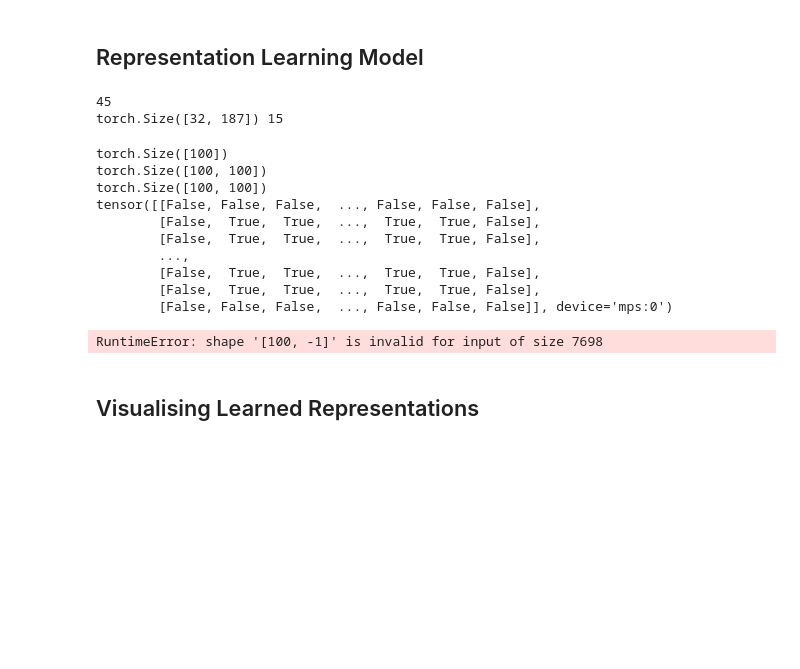
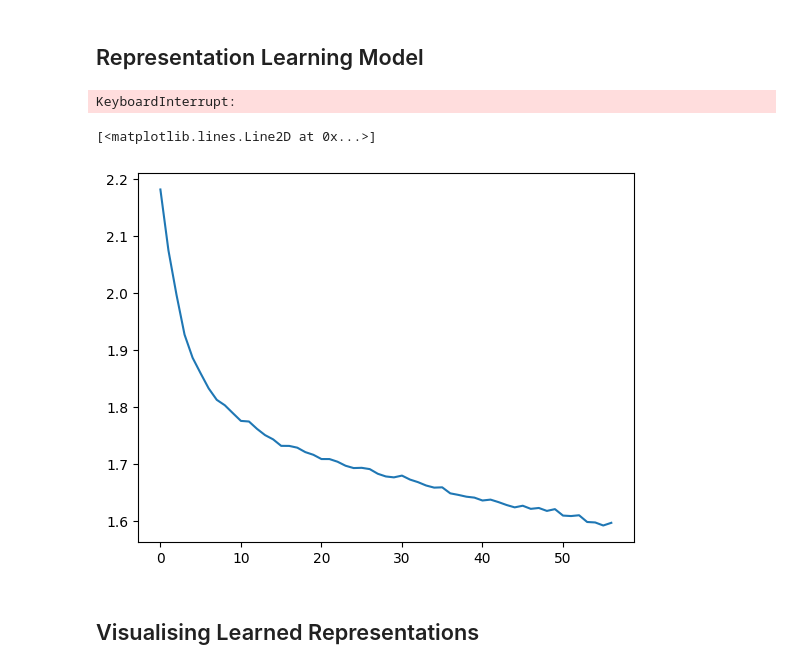
Before and after one commit to jlohunecke/ML4HC_project2, a Jupyter notebook: proj2_pt2.ipynb, the cells around one changed output. Saved outputs shown, nothing was run; the diff lists cells and outputs as text; code cells hidden in the pictures; blank space fills up the shorter version.

```diff
--- a/proj2_pt2.ipynb
+++ b/proj2_pt2.ipynb
@@ -232,4 +258,6 @@ class InfoNCELoss(nn.Module):
 # %%
+
+num_negative = 10
 max_k = 20
 # %%
 def collate_fn(batch):
@@ -250,16 +291,9 @@ def collate_fn(batch):
 # %%
-X_train_dataloader = DataLoader(torch.utils.data.TensorDataset(X_train_tensor), batch_size=32, collate_fn=collate_fn, shuffle=True)
-# X_test_dataloader = DataLoader(torch.utils.data.TensorDataset(X_test_tensor, y_test_tensor), batch_size=32, collate_fn=collate_fn, shuffle=False)
+train_dataloader_nce = DataLoader(torch.utils.data.TensorDataset(X_train_tensor[:-1]), batch_size=32, collate_fn=collate_fn, shuffle=True)
 # %%
-for batch in X_train_dataloader:
-    break
+input_size = X_train_tensor.shape[1]
+d_model = 128
+
+model = ContrastiveModel(input_size, d_model, max_k).to(device)
+criterion = InfoNCELoss(temperature=0.1)
+optimizer = torch.optim.Adam(model.parameters(), lr=3e-4)
-# %% [output]
-45
-torch.Size([32, 187]) 15
-# %%
-input_size = X_train_tensor.shape[1]
-output_size = 128
-
-model = TransformerModel(input_size, output_size).to(device)
-criterion = InfoNCELoss(temperature=0.1)
-optimizer = torch.optim.Adam(model.parameters(), lr=0.001)
@@ -266,8 +302,4 @@ optimizer = torch.optim.Adam(model.parameters(), lr=0.001)
 # %%
-epoch_losses_training = []
-epoch_losses_testing = []
-epoch_accuracies_training = []
-epoch_accuracies_testing = []
 
 num_epochs = 100
 
@@ -278,12 +310,10 @@ for epoch in pbar:
     pred_train = []
     y_train_list = []
 
-    for i, (X_batch, y_batch) in enumerate(X_train_dataloader):
-        outputs = model(X_batch)
-        print(y_batch.shape)
-        loss = info_nce_loss(outputs, y_batch)
-        pred_train.append(torch.argmax(outputs, dim=1))
-        y_train_list.append(y_batch)
+    for i, (X_batch, y_pos, y_neg, k) in enumerate(train_dataloader_nce):
+        c, z_pos, z_neg, W_k = model(X_batch, y_pos, y_neg, k)
+
+        loss = criterion(c, z_pos, z_neg, W_k)
 
         total_loss += loss.item() * len(X_batch)
 
@@ -291,34 +321,9 @@ for epoch in pbar:
         loss.backward()
         optimizer.step()
 
-    epoch_accuracies_training.append(balanced_accuracy_score(torch.cat(y_train_list).cpu().numpy(), torch.cat(pred_train).cpu().numpy()))
     epoch_losses_training.append(total_loss/len(X_train_tensor))
 
     with torch.no_grad():
-        pred_test = []
-        y_test_list = []
-        total_loss_test = 0
-        for i, (X_batch, y_batch) in enumerate(X_test_dataloader):
-            outputs = model(X_batch)
-            loss = criterion(outputs, y_batch)
-            pred_test.append(torch.argmax(outputs, dim=1))
-            y_test_list.append(y_batch)
-
-            total_loss += loss.item() * len(X_batch)
-
-        epoch_accuracies_testing.append(balanced_accuracy_score(torch.cat(y_test_list).cpu().numpy(), torch.cat(pred_test).cpu().numpy()))
-        epoch_losses_testing.append(total_loss/len(X_test_tensor))
-
-        pbar.set_description(f'Epoch [{epoch+1}/{num_epochs}], Loss: {epoch_losses_training[-1]:.4f}, Balanced Accuracy: {epoch_accuracies_training[-1]:.4f}, test loss: {epoch_losses_testing[-1]:.4f}, test balanced accuracy: {epoch_accuracies_testing[-1]:.4f}')
+        pbar.set_description(f'Epoch [{epoch+1}/{num_epochs}], training loss: {epoch_losses_training[-1]:.4f}')
 # %% [output]
-torch.Size([100])
-torch.Size([100, 100])
-torch.Size([100, 100])
-tensor([[False, False, False,  ..., False, False, False],
-        [False,  True,  True,  ...,  True,  True, False],
-        [False,  True,  True,  ...,  True,  True, False],
-        ...,
-        [False,  True,  True,  ...,  True,  True, False],
-        [False,  True,  True,  ...,  True,  True, False],
-        [False, False, False,  ..., False, False, False]], device='mps:0')
+KeyboardInterrupt:
-RuntimeError: shape '[100, -1]' is invalid for input of size 7698
@@ -325,3 +332,8 @@ RuntimeError: shape '[100, -1]' is invalid for input of size 7698
+# %%
+plt.plot(epoch_losses_training, label='Training Loss')
+# %% [output]
+[<matplotlib.lines.Line2D at 0x...>]
+[figure, added]
 # %% [markdown]
 ## Visualising Learned Representations
 # %%
```
Also changed, not shown: parts of 21 cells of this notebook, 5 other files.
